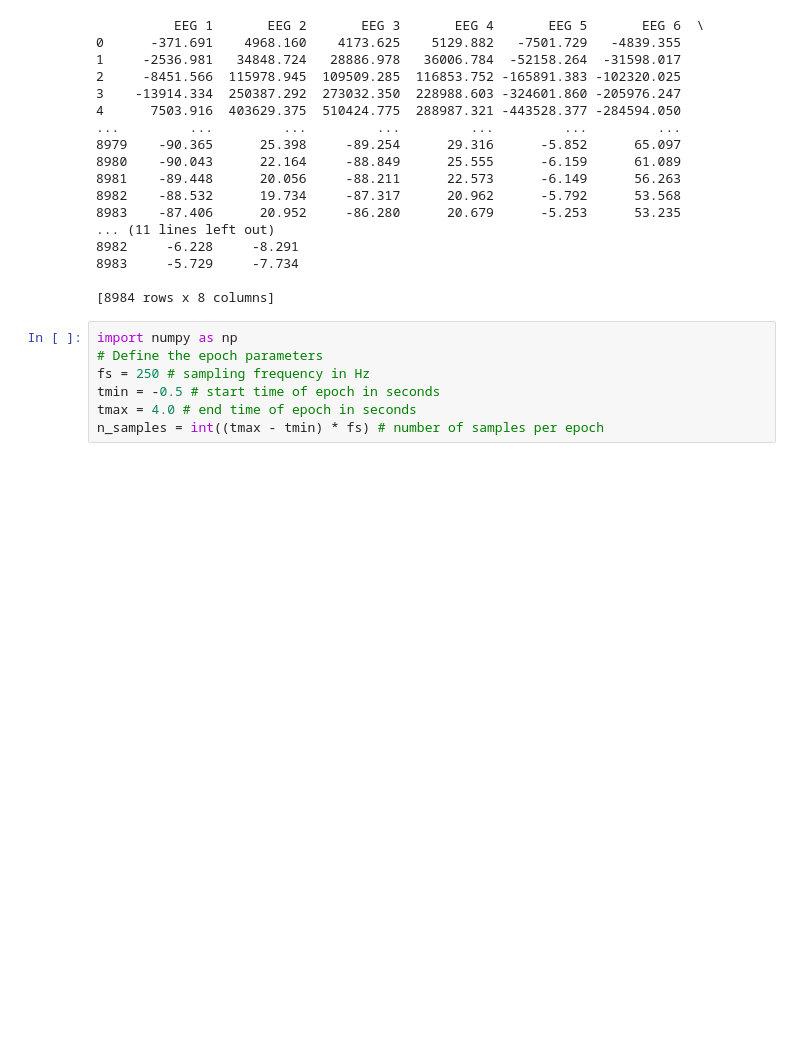
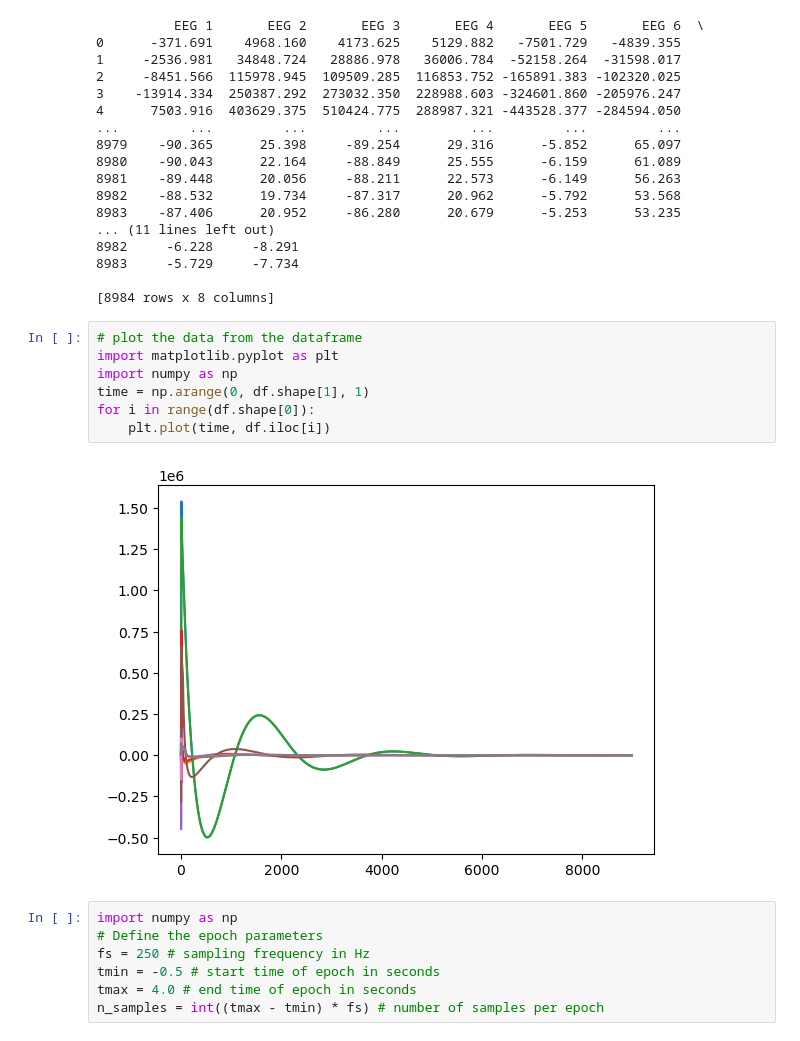
Before and after one commit to Aphiwish-Aphisaksiri/Hackathon, a Jupyter notebook: Code.ipynb, the cells around one changed output. Drawn from its saved outputs; the diff is of its cells as text; blank space fills up the shorter version.

```diff
--- a/Code.ipynb
+++ b/Code.ipynb
@@ -50,6 +50,15 @@ print(df)
 8983     -5.729     -7.734
 
 [8984 rows x 8 columns]
+# %%
+# plot the data from the dataframe
+import matplotlib.pyplot as plt
+import numpy as np
+time = np.arange(0, df.shape[1], 1)
+for i in range(df.shape[0]):
+    plt.plot(time, df.iloc[i])
+# %% [output]
+[figure, added]
 # %%
 import numpy as np
 # Define the epoch parameters
```
Also changed, not shown: parts of 6 cells of this notebook.
